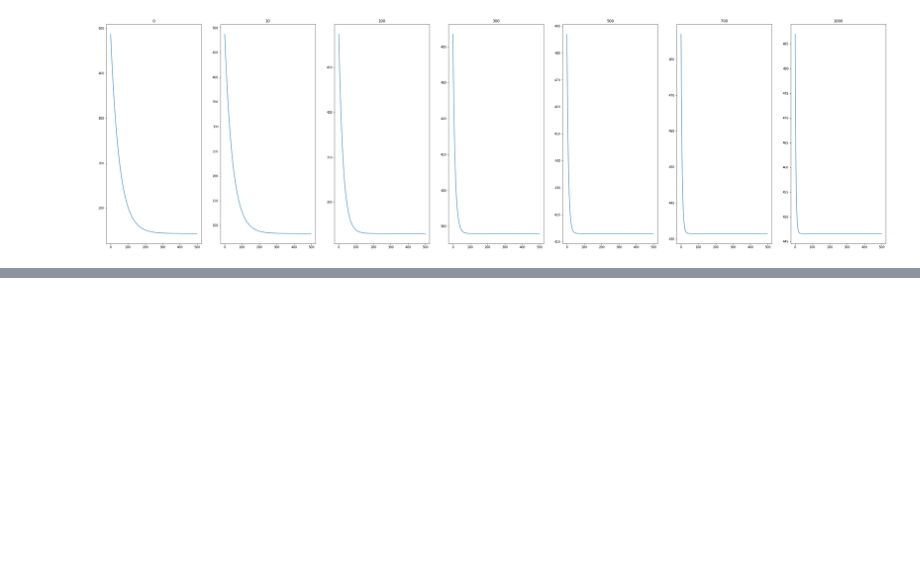
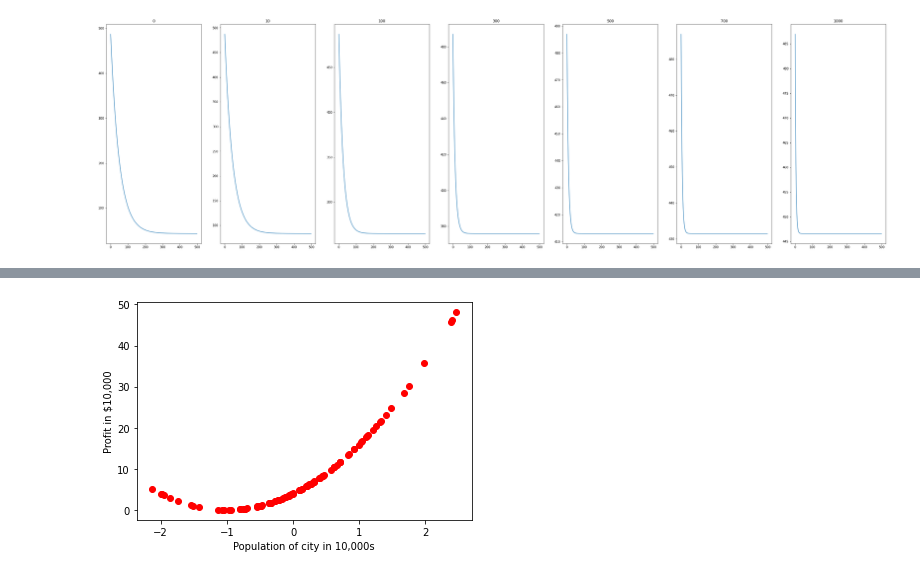
Before and after one commit to SwayamInSync/demystifying_machine_learning, a Jupyter notebook: linear_regression_gradient_descent/notebook.ipynb, the cells around one changed output, grey strips where cells are left out. Cells and saved outputs as stored; diff of their text form; code cells hidden in the pictures; blank space fills up the shorter version.

Commit message:
Linear regression gradient descent and polynomial regression

```diff
--- a/linear_regression_gradient_descent/notebook.ipynb
+++ b/linear_regression_gradient_descent/notebook.ipynb
@@ -8,12 +8,15 @@ from sklearn.datasets import make_regression
 # %% [markdown]
 ### Some Helper functions
 # %%
-def plot(X,Y,pred=None, draw_line=False):
+def plot(X,Y,pred=None, draw_line=False, hard_line=True):
     plt.xlabel("Population of city in 10,000s")
     plt.ylabel("Profit in $10,000")
     plt.scatter(x=X, y=Y, color="red")
     if draw_line:
-        plt.plot(X, pred)
+        if hard_line:
+            plt.plot(X, pred)
+        else:
+            plt.scatter(X, pred)
     plt.show()
 # %%
 def plot_3d(inp=None,pred=None, draw_line=False):
@@ -350,0 +354,2 @@ for l, info in enumerate(models.items()):
+# %%
+X4,Y4 = make_regression(n_samples=100,n_features=1,n_informative=1,noise = 10,random_state=10)
@@ -350,0 +360,6 @@ for l, info in enumerate(models.items()):
+# %%
+y_ = 4*(X4 + 1)**2
+y_ = y_.reshape(-1)
+plot(X4,y_)
+# %% [output]
+[figure, added]
```
Also changed, not shown: parts of 12 cells of this notebook.
